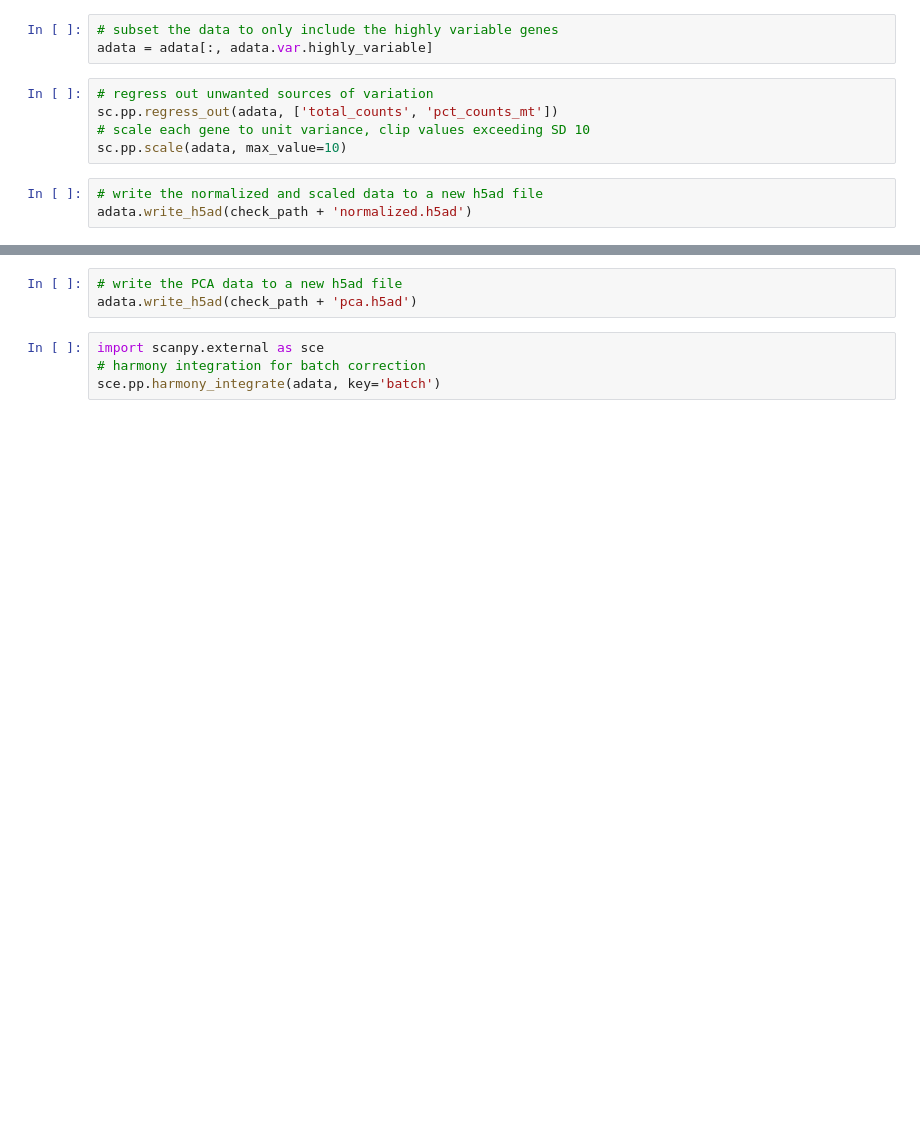
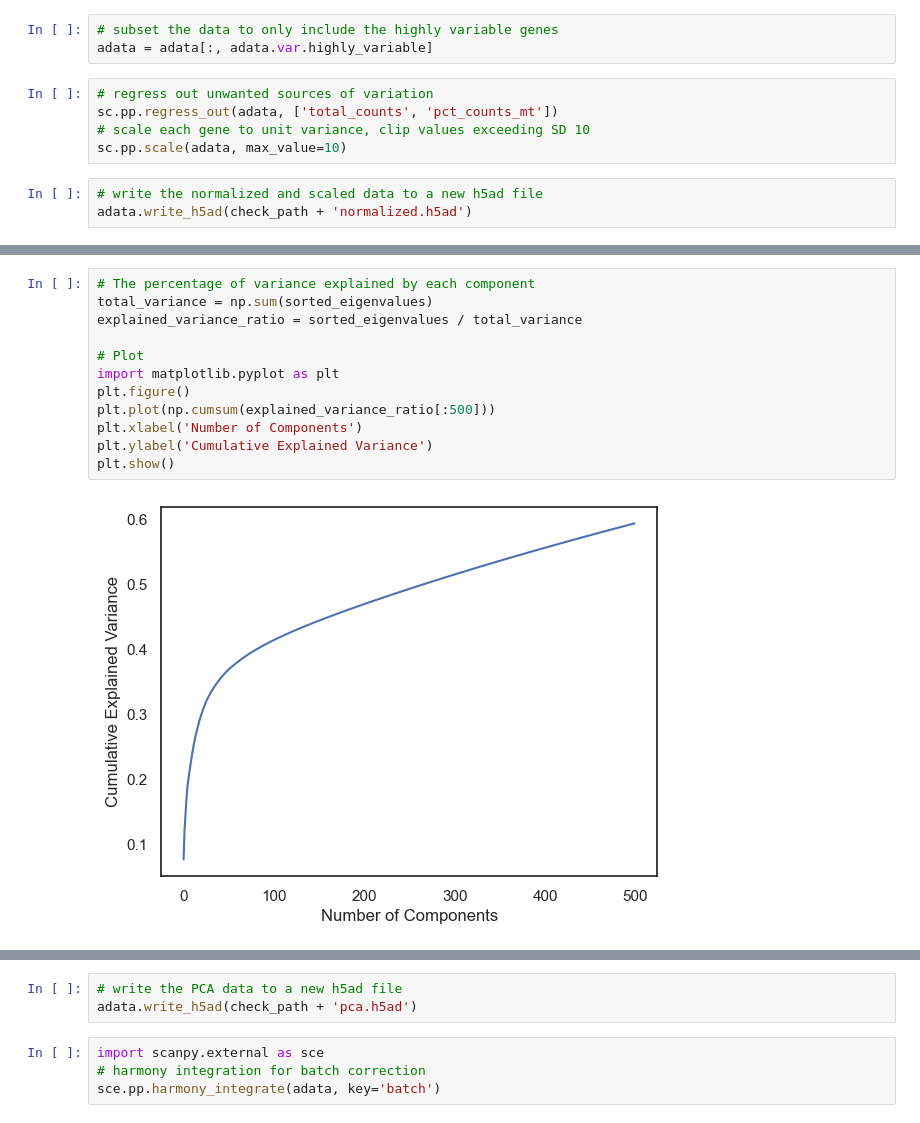
Before and after one commit to PolyPolyQ/scRNA-seq_ML, a Jupyter notebook: notebooks/baseline.ipynb, the cells around one changed output, grey strips where cells are left out. Cells and saved outputs as stored; diff of their text form; blank space fills up the shorter version.

```diff
--- a/notebooks/baseline.ipynb
+++ b/notebooks/baseline.ipynb
@@ -316,3 +337,17 @@ sc.pl.pca_variance_ratio(adata, log=True)
+# %%
+# The percentage of variance explained by each component
+total_variance = np.sum(sorted_eigenvalues)
+explained_variance_ratio = sorted_eigenvalues / total_variance
+
+# Plot
+import matplotlib.pyplot as plt
+plt.figure()
+plt.plot(np.cumsum(explained_variance_ratio[:500]))
+plt.xlabel('Number of Components')
+plt.ylabel('Cumulative Explained Variance')
+plt.show()
+# %% [output]
+[figure, added]
 # %%
 adata
 # %% [output]
```
Also changed, not shown: parts of 38 cells of this notebook, 1 other file.
